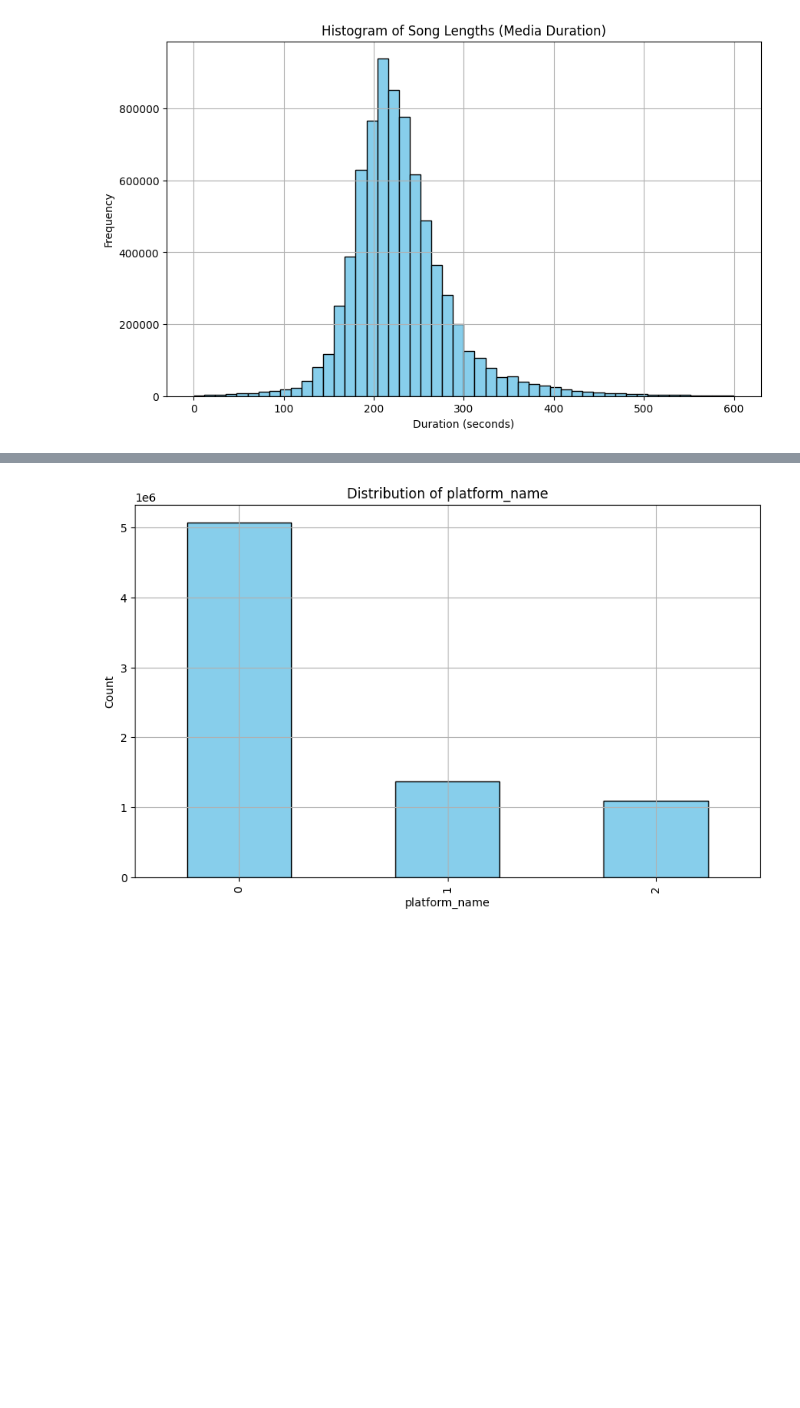
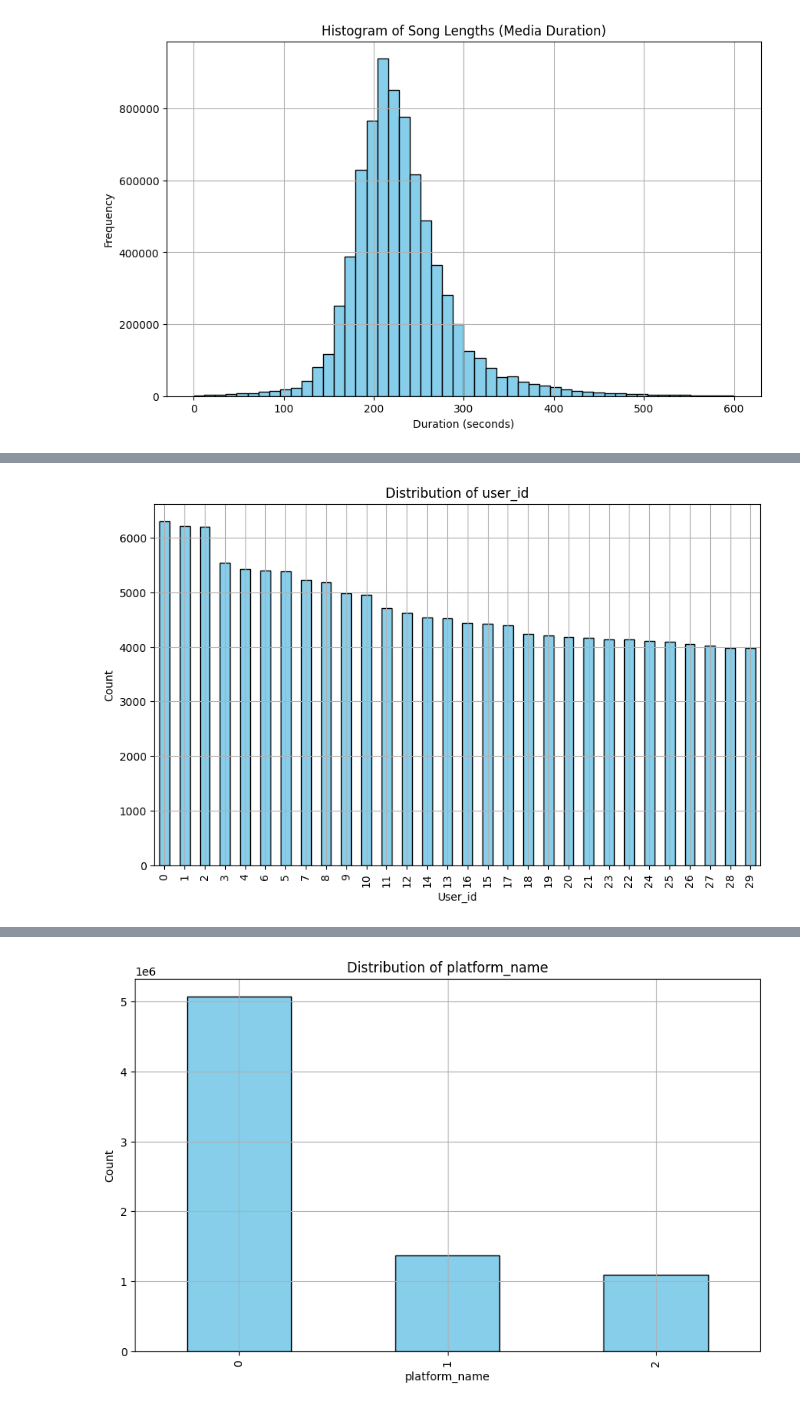
Before and after one commit to cmimholz/recommender-systems-project, a Jupyter notebook: notebooks/rec-training.ipynb, the cells around one changed output, grey strips where cells are left out. Drawn from its saved outputs; the diff is of its cells as text; code cells hidden in the pictures; blank space fills up the shorter version.

Commit message:
Added EDA: User behaviour

```diff
--- a/notebooks/rec-training.ipynb
+++ b/notebooks/rec-training.ipynb
@@ -199,10 +216,12 @@ plt.show()
 # %%
-# # Plot distribution by user_id
-# plt.figure(figsize=(10, 6))
-# sampled_data['user_id'].value_counts().sort_index().plot(kind='bar', color='skyblue', edgecolor='black')
-# plt.title('Distribution of user_id')
-# plt.xlabel('User_id')
-# plt.ylabel('Count')
-# plt.grid(True)
-# plt.show()
+# Plot distribution by user_id
+plt.figure(figsize=(10, 6))
+sampled_data['user_id'].value_counts().head(30).plot(kind='bar', color='skyblue', edgecolor='black')
+plt.title('Distribution of user_id')
+plt.xlabel('User_id')
+plt.ylabel('Count')
+plt.grid(True)
+plt.show()
+# %% [output]
+[figure, added]
 # %%
```
Also changed, not shown: parts of 21 cells of this notebook.
